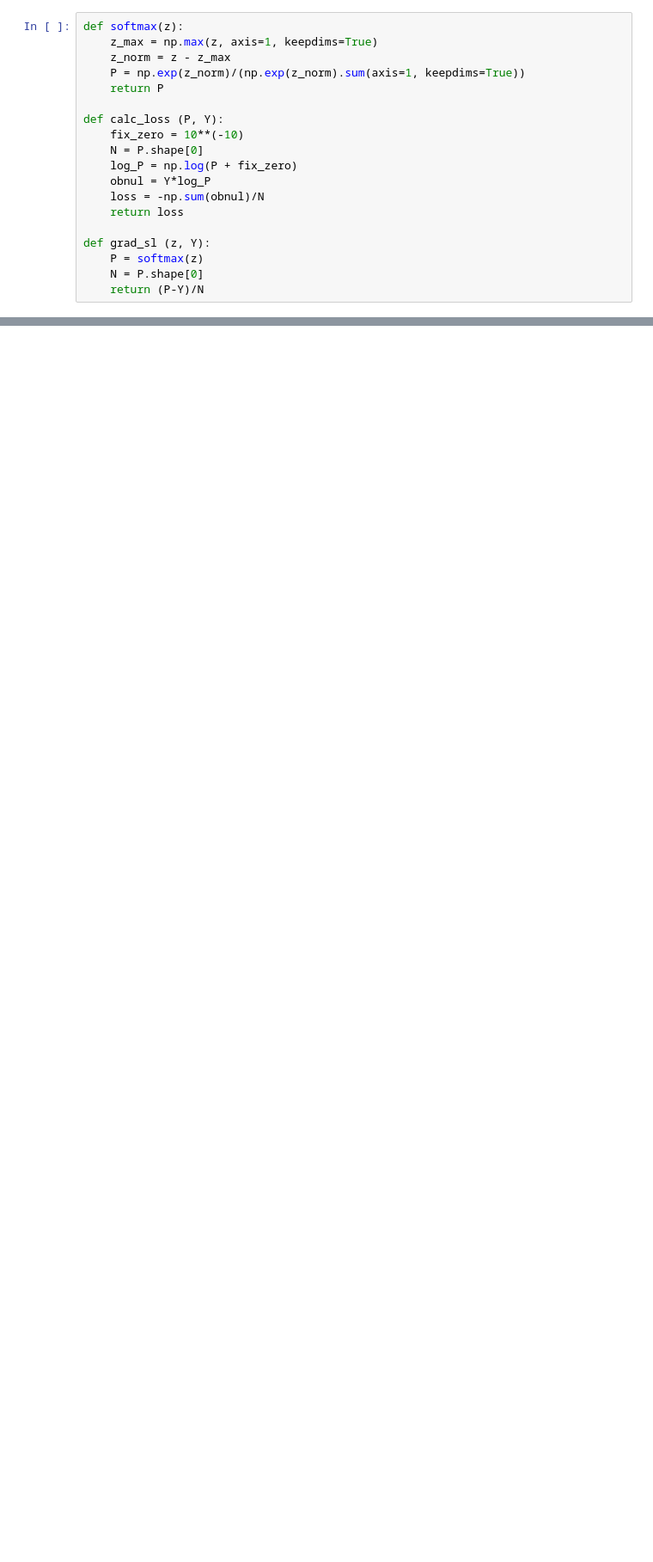
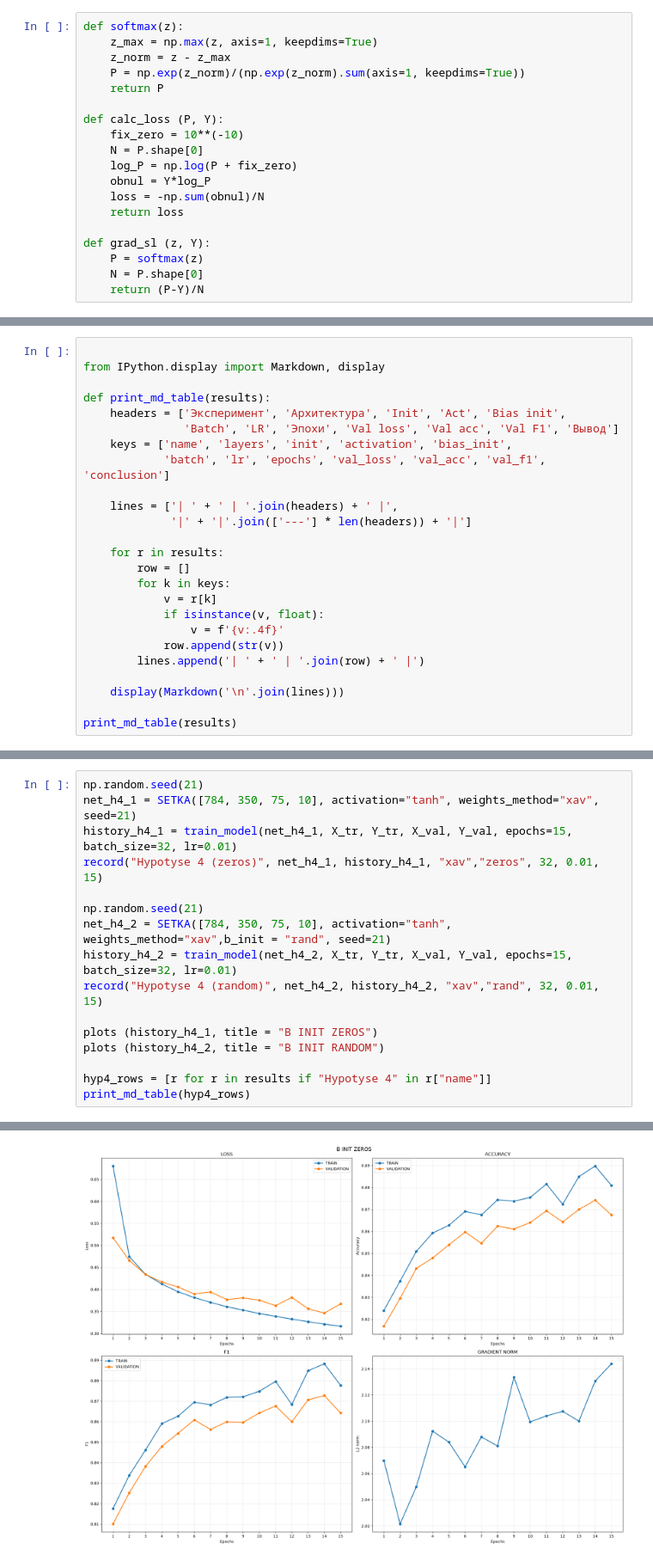
Before and after one commit to NOTSAME-21/AI-Technology-HW-1, a Jupyter notebook: solution.ipynb, the cells around one changed output, grey strips where cells are left out. Shown at 86% size. Saved outputs shown, nothing was run; the diff lists cells and outputs as text; blank space fills up the shorter version.

```diff
--- a/solution.ipynb
+++ b/solution.ipynb
@@ -304,0 +498,25 @@ Epoch 5/5 | train_loss=0.4065 | val_loss=0.4441 | val_acc=0.8414
+# %%
+
+from IPython.display import Markdown, display
+
+def print_md_table(results):
+    headers = ['Эксперимент', 'Архитектура', 'Init', 'Act', 'Bias init',
+               'Batch', 'LR', 'Эпохи', 'Val loss', 'Val acc', 'Val F1', 'Вывод']
+    keys = ['name', 'layers', 'init', 'activation', 'bias_init',
+            'batch', 'lr', 'epochs', 'val_loss', 'val_acc', 'val_f1', 'conclusion']
+
+    lines = ['| ' + ' | '.join(headers) + ' |',
+             '|' + '|'.join(['---'] * len(headers)) + '|']
+
+    for r in results:
+        row = []
+        for k in keys:
+            v = r[k]
+            if isinstance(v, float):
+                v = f'{v:.4f}'
+            row.append(str(v))
+        lines.append('| ' + ' | '.join(row) + ' |')
+
+    display(Markdown('\n'.join(lines)))
+
+print_md_table(results)
@@ -304,0 +595,17 @@ Epoch 5/5 | train_loss=0.4065 | val_loss=0.4441 | val_acc=0.8414
+# %%
+np.random.seed(21)
+net_h4_1 = SETKA([784, 350, 75, 10], activation="tanh", weights_method="xav", seed=21)
+history_h4_1 = train_model(net_h4_1, X_tr, Y_tr, X_val, Y_val, epochs=15, batch_size=32, lr=0.01)
+record("Hypotyse 4 (zeros)", net_h4_1, history_h4_1, "xav","zeros", 32, 0.01, 15)
+
+np.random.seed(21)
+net_h4_2 = SETKA([784, 350, 75, 10], activation="tanh", weights_method="xav",b_init = "rand", seed=21)
+history_h4_2 = train_model(net_h4_2, X_tr, Y_tr, X_val, Y_val, epochs=15, batch_size=32, lr=0.01)
+record("Hypotyse 4 (random)", net_h4_2, history_h4_2, "xav","rand", 32, 0.01, 15)
+
+plots (history_h4_1, title = "B INIT ZEROS")
+plots (history_h4_2, title = "B INIT RANDOM")
+
+hyp4_rows = [r for r in results if "Hypotyse 4" in r["name"]]
+print_md_table(hyp4_rows)
+# %% [output]
@@ -304,0 +629 @@ Epoch 5/5 | train_loss=0.4065 | val_loss=0.4441 | val_acc=0.8414
+[figure, added]
```
Also changed, not shown: parts of 28 cells of this notebook.
